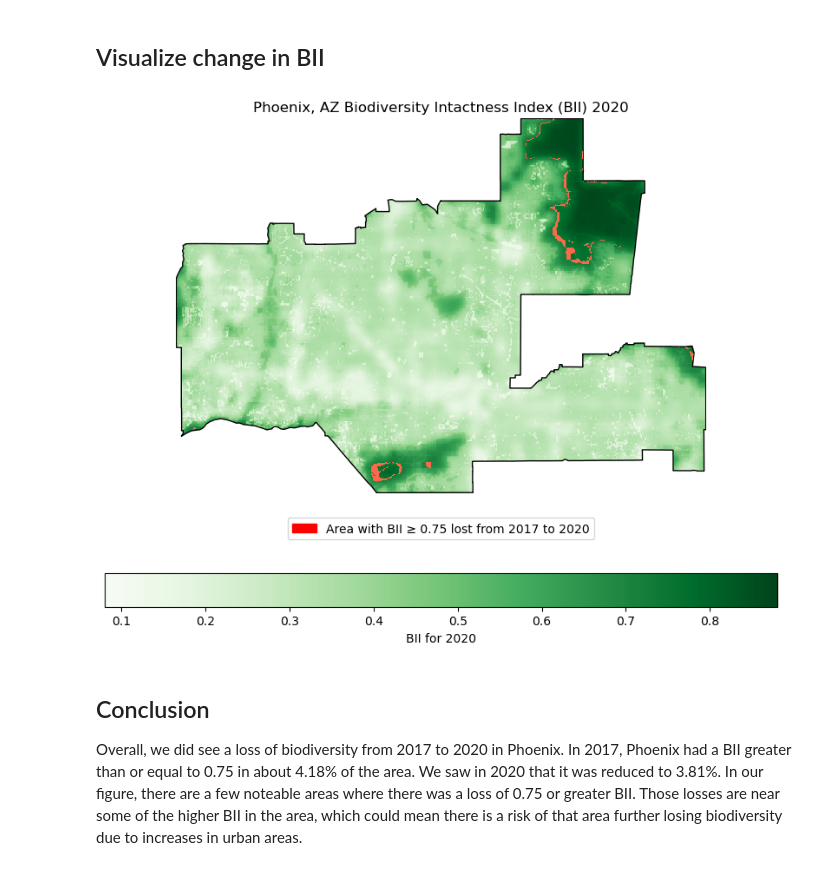
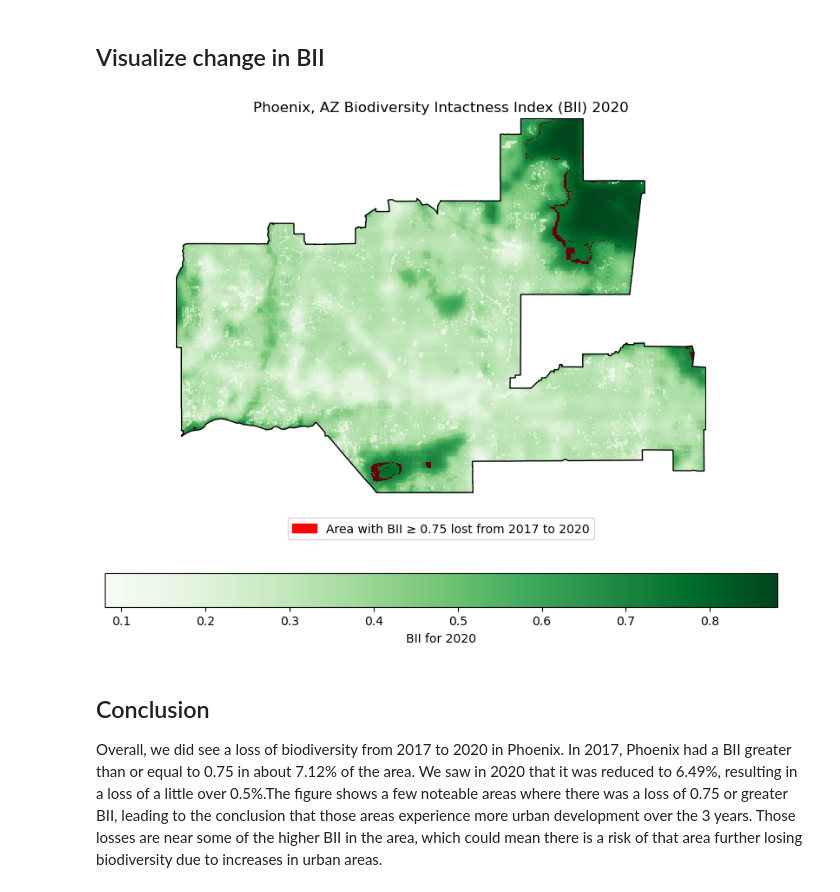
Before and after one commit to kylienewcomer/eds220-final-project, a Jupyter notebook: phoenix_biodiversity.ipynb, the cells around one changed output. Cells and saved outputs as stored; diff of their text form; code cells hidden in the pictures.

Commit message:
Correct percentage calculations

```diff
--- a/phoenix_biodiversity.ipynb
+++ b/phoenix_biodiversity.ipynb
@@ -397,3 +343,4 @@ Now that we are working at the cell level of the rasters, we will now focus on v
 # %%
-# Calculate total number of cells with a BII of 0.75 or higher
-bii_17_75 = bii_cells_17[bii_cells_17['bii'] >= 0.75].sum().iloc[1]
+# Calculate the percentage of area of Phoenix with a BII of at least 0.75 in  2017
+perc_bii_17_75 = (bii_17_75.sum() / clip_bii_17.count()) * 100
+print(f"{perc_bii_17_75:.2f}% of the Phoenix area had 0.75 or greater BII in 2017")
@@ -454,0 +351,7 @@ print(f"{perc_bii_20_75:.2f}% of the Phoenix area had 0.75 or greater BII in 201
+# %%
+# Select for only where 2017 BII data is above 0.75
+bii_20_75 = clip_bii_20 >= 0.75
+
+# Calculate the percentage of area of Phoenix with a BII of at least 0.75 in  2020
+perc_bii_20_75 = (bii_20_75.sum() / clip_bii_20.count()) * 100
+print(f"{perc_bii_20_75:.2f}% of the Phoenix area had 0.75 or greater BII in 2020")
@@ -466,0 +363,9 @@ bii_diff_loss = bii_diff.where(bii_diff == -1)
+# %%
+# Transform values to integers for raster algebra
+bii_17_int = bii_17_75.astype(int)
+bii_20_int = bii_20_75.astype(int)
+# Calculate the loss from 2017 to 2020
+bii_diff = bii_17_int - bii_20_int
+# %%
+# Filter out 0's to determine where biodiversity
+bii_diff = bii_diff.where(bii_diff != 0)
@@ -470,35 +382,35 @@ bii_diff_loss = bii_diff.where(bii_diff == -1)
 # Create plot
 fig, ax = plt.subplots(1, 1, figsize=(10, 8))
 
 ax.axis('off')
 # Plot clipped 2020 BII
 clip_bii_20.plot(ax = ax,
                    cmap = "Greens",
                    cbar_kwargs = {'location': 'bottom', 'label':'BII for 2020'})
 
 # Plot Phoenix subdivision border
 phoenix.plot(ax = ax,
              edgecolor = "black",
              color = "none"
                  )
 
 #
-bii_diff_loss.plot(
+bii_diff.plot(
     ax=ax,
     cmap="Reds",
     add_colorbar = False)
 
 legend_elements = [patches.Patch(facecolor='red', edgecolor='r',
                          label='Area with BII ≥ 0.75 lost from 2017 to 2020')]
 
 ax.legend(handles=legend_elements, loc='upper center', bbox_to_anchor=(0.5, -0.05), ncol=5)
 
 plt.title('Phoenix, AZ Biodiversity Intactness Index (BII) 2020')
 
 
 plt.show()
 # %% [output]
-[figure, old version]
+[figure, new version]
 # %% [markdown]
 ## Conclusion
-Overall, we did see a loss of biodiversity from 2017 to 2020 in Phoenix. In 2017, Phoenix had a BII greater than or equal to 0.75 in about 4.18% of the area. We saw in 2020 that it was reduced to 3.81%. In our figure, there are a few noteable areas where there was a loss of 0.75 or greater BII. Those losses are near some of the higher BII in the area, which could mean there is a risk of that area further losing biodiversity due to increases in urban areas.
+Overall, we did see a loss of biodiversity from 2017 to 2020 in Phoenix. In 2017, Phoenix had a BII greater than or equal to 0.75 in about 7.12% of the area. We saw in 2020 that it was reduced to 6.49%, resulting in a loss of a little over 0.5%.The figure shows a few noteable areas where there was a loss of 0.75 or greater BII, leading to the conclusion that those areas experience more urban development over the 3 years. Those losses are near some of the higher BII in the area, which could mean there is a risk of that area further losing biodiversity due to increases in urban areas.
```
Also changed, not shown: parts of 27 cells of this notebook.
